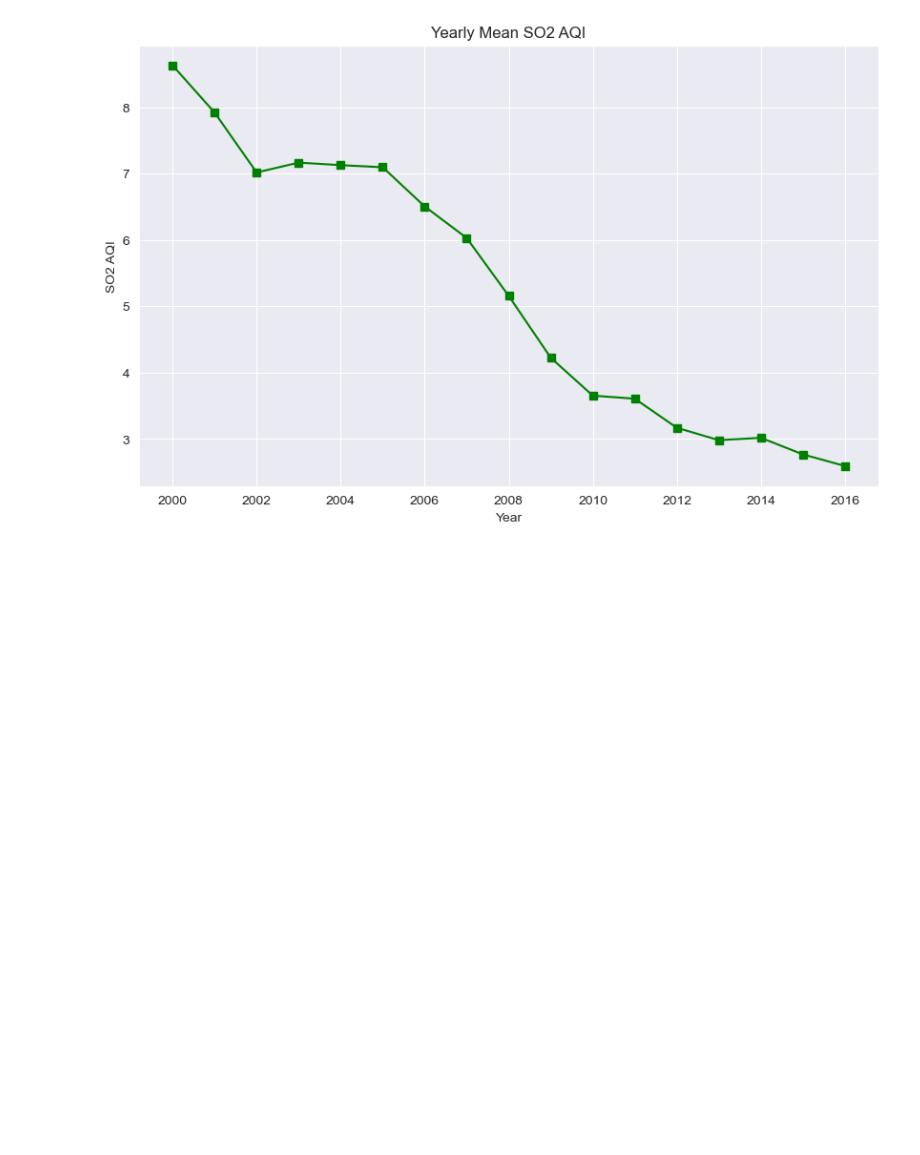
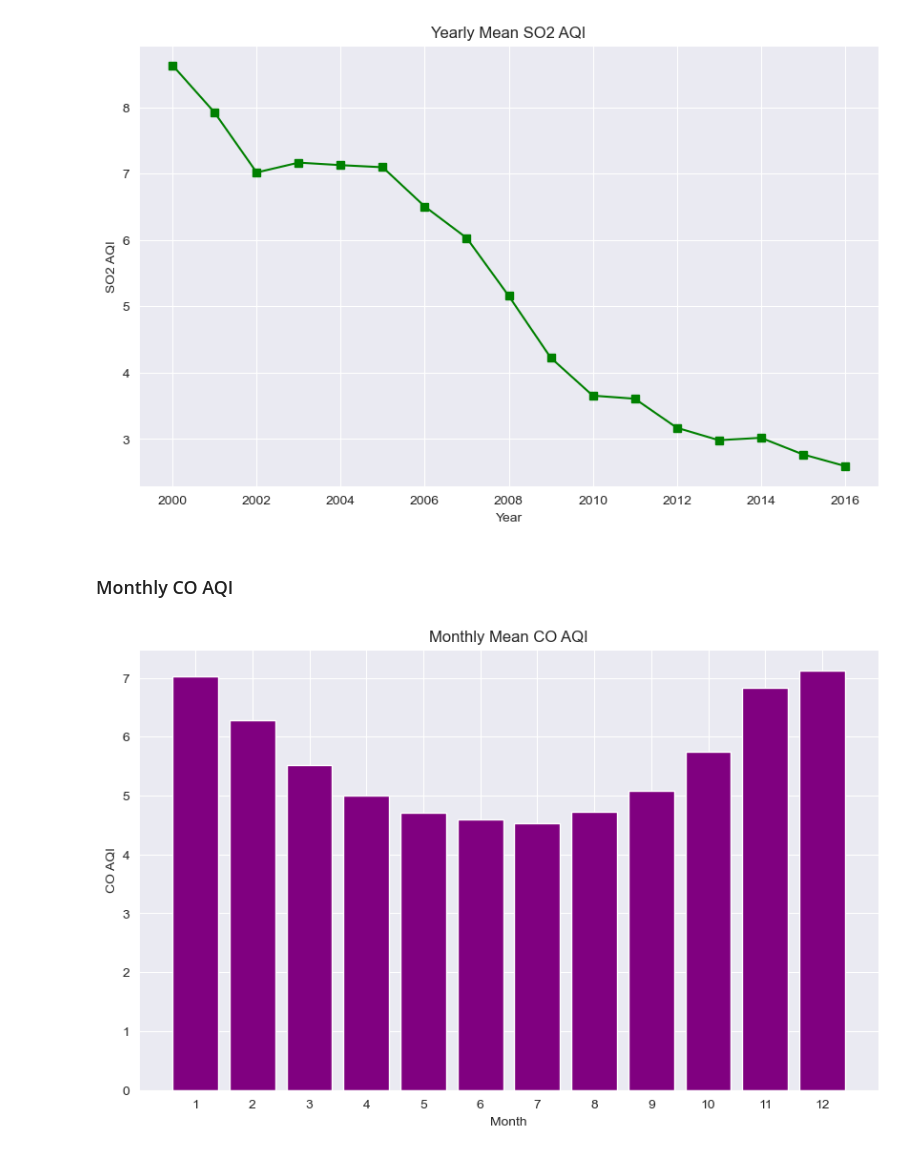
Before and after one commit to aghabidareh/PollutionAnalyzer, a Jupyter notebook: main.ipynb, the cells around one changed output. Saved outputs shown, nothing was run; the diff lists cells and outputs as text; code cells hidden in the pictures; blank space fills up the shorter version.

Commit message:
plot-and-graphs-section-5

```diff
--- a/main.ipynb
+++ b/main.ipynb
@@ -80,3 +80,18 @@ plt.show()
 plt.close()
 # %% [output]
 [figure]
+# %% [markdown]
+### Monthly CO AQI
+# %%
+plt.figure(figsize=(10, 6))
+monthly_co = df.groupby('Month')['CO AQI'].mean()
+plt.bar(monthly_co.index, monthly_co.values, color='purple')
+plt.title('Monthly Mean CO AQI')
+plt.xlabel('Month')
+plt.ylabel('CO AQI')
+plt.xticks(range(1, 13))
+plt.savefig('plots/monthly_co_aqi.png')
+plt.show()
+plt.close()
+# %% [output]
+[figure, added]
```
Also changed, not shown: 1 other file.
